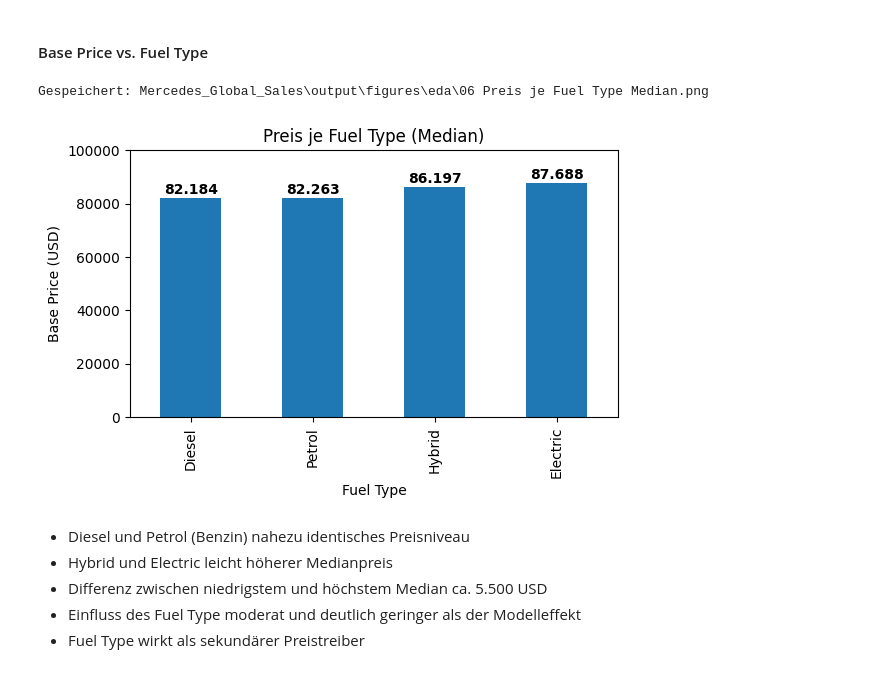
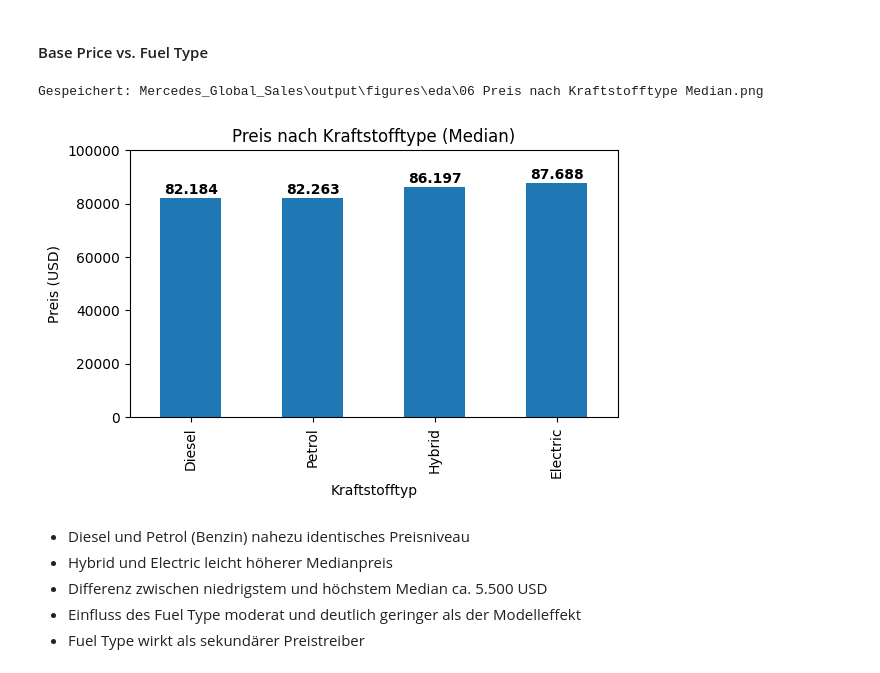
Before and after one commit to 1Zippel4/Mercedes_Global_Sales, a Jupyter notebook: 01_EDA_Mercedes_Global_Sales.ipynb, the cells around one changed output. Drawn from its saved outputs; the diff is of its cells as text; code cells hidden in the pictures.

```diff
--- a/01_EDA_Mercedes_Global_Sales.ipynb
+++ b/01_EDA_Mercedes_Global_Sales.ipynb
@@ -416,33 +417,33 @@ Gespeichert: Mercedes_Global_Sales\output\figures\eda\05 Base Price nach Modell
 # %%
 median_fuel = df.groupby("Fuel Type")["Base Price (USD)"].median().sort_values()
 
 plt.figure(figsize=(6,4))
 ax = median_fuel.plot(kind="bar")
 
-plt.title("Preis je Fuel Type (Median)")
-plt.ylabel("Base Price (USD)")
-plt.xlabel("Fuel Type")
+plt.title("Preis nach Kraftstofftype (Median)")
+plt.ylabel("Preis (USD)")
+plt.xlabel("Kraftstofftyp")
 
 plt.ylim(0, 100000)   # <-- Achse bis 100.000 USD
 
 # Werte über Balken
 for i, value in enumerate(median_fuel):
     ax.text(
         i,
         value + 1500,
         f"{value:,.0f}".replace(",", "."),
         ha="center",
         fontweight="bold"
     )
 
 plt.tight_layout()
 
 save_current_plot_eda()
 
 plt.show()
 # %% [output]
-Gespeichert: Mercedes_Global_Sales\output\figures\eda\06 Preis je Fuel Type Median.png
+Gespeichert: Mercedes_Global_Sales\output\figures\eda\06 Preis nach Kraftstofftype Median.png
-[figure, old version]
+[figure, new version]
 # %% [markdown]
 - Diesel und Petrol (Benzin) nahezu identisches Preisniveau
 - Hybrid und Electric leicht höherer Medianpreis
```
Also changed, not shown: parts of 7 cells of this notebook, 16 other files.
